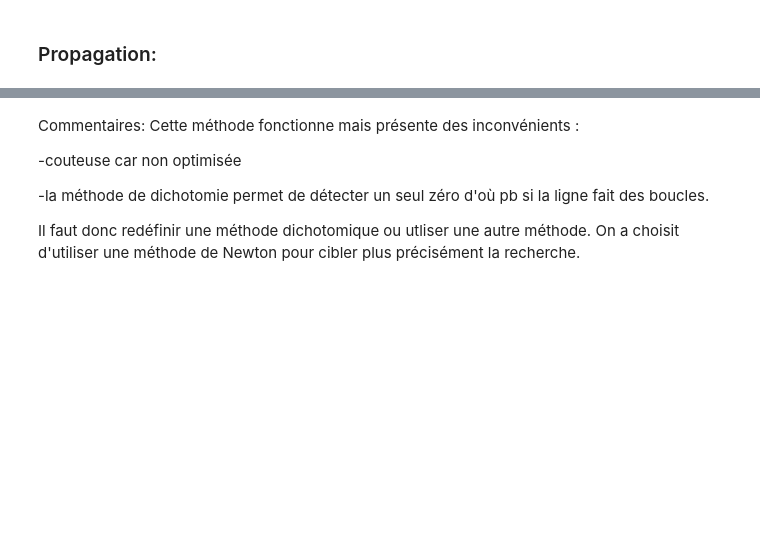
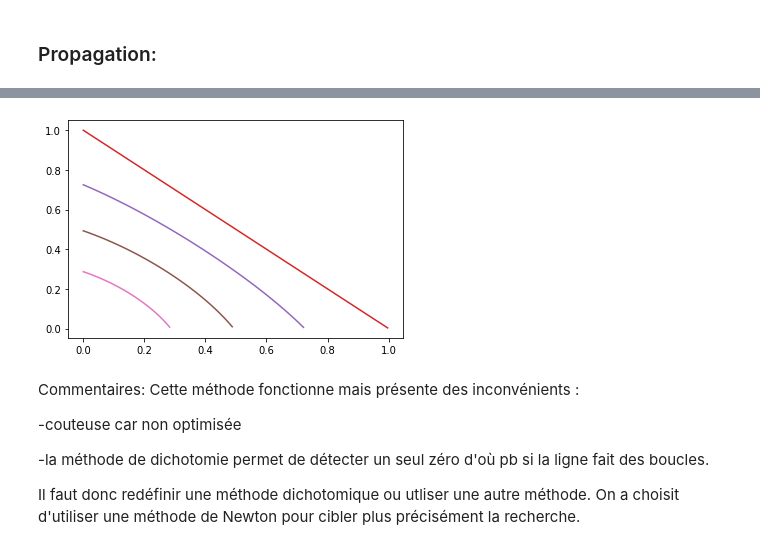
Before and after one commit to claraallois/projet_mathinfo, a Jupyter notebook: notebook_mi.ipynb, the cells around one changed output, grey strips where cells are left out. Drawn from its saved outputs; the diff is of its cells as text; code cells hidden in the pictures; blank space fills up the shorter version.

```diff
--- a/notebook_mi.ipynb
+++ b/notebook_mi.ipynb
@@ -84,19 +111,0 @@ plt.show()
-# %%
-import matplotlib.pyplot as plt
-
-##2eme exemple
-def f(x,y):
-    return (exp(-x**2-y**2)-exp(-(x-1)**2-(y-1)**2))
-
-(X,Y)=simple_contour(f,c=0.5,delta=0.001,eps=2**-26)
-plt.plot(X,Y)
-
-
-(X1,Y1)=simple_contour(f,c=0,delta=0.001,eps=2**-26)
-plt.plot(X1,Y1)
-
-
-(X2,Y2)=simple_contour(f,c=0.25,delta=0.001,eps=2**-26)
-plt.plot(X2,Y2)
-
-plt.show()
@@ -103,3 +118,16 @@ plt.show()
+# %%
+#Exemple 2 : avec la fonction proposée par le polycopié
+def f(x,y):
+    return (exp(-x**2-y**2)-exp(-(x-1)**2-(y-1)**2))
+
+L =  [-0.7, -0.5, -0.25, 0, 0.25, 0.5, 0.7]
+
+for c in L:
+    X,Y = simple_contour(f,c)
+    plt.plot(X,Y)
+plt.show()
+# %% [output]
+[figure, added]
 # %% [markdown]
 Commentaires: Cette méthode fonctionne mais présente des inconvénients :
 
```
Also changed, not shown: parts of 35 cells of this notebook.
